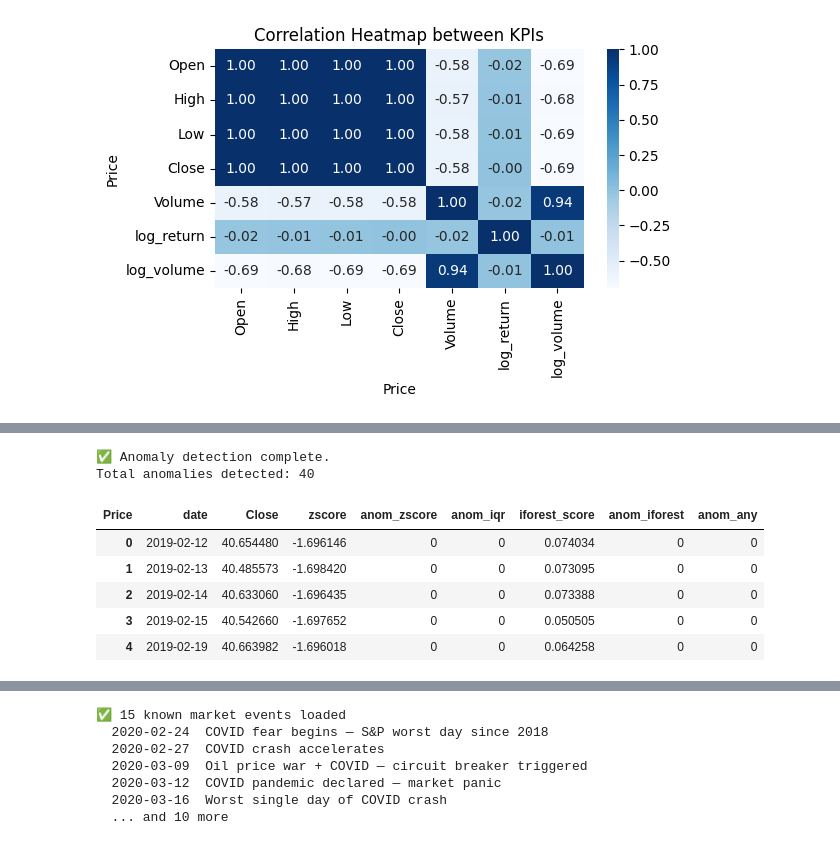
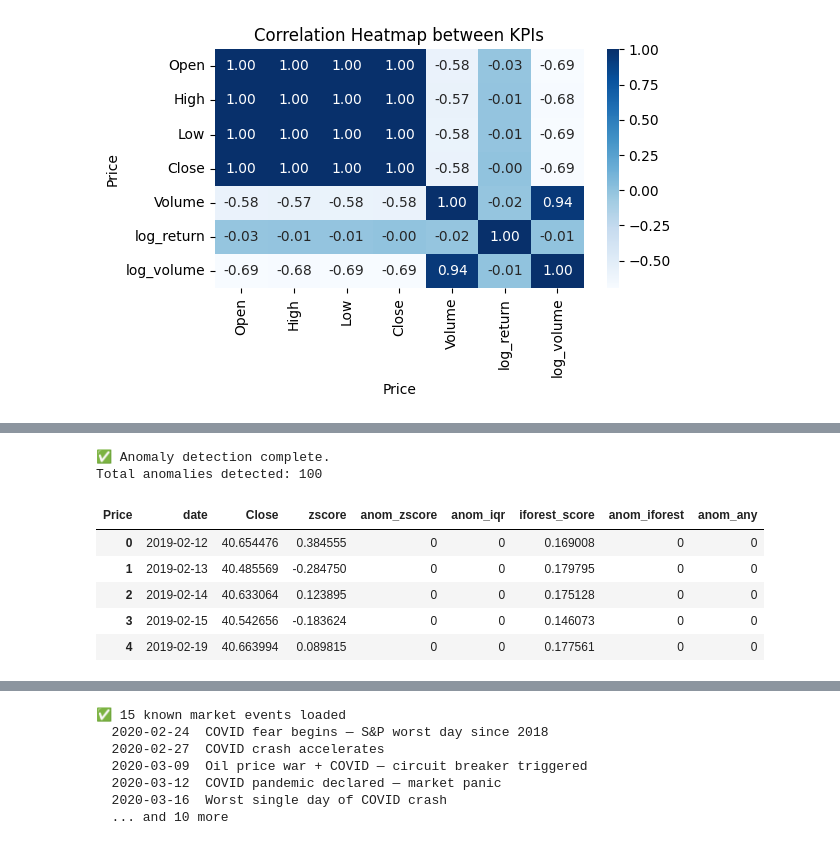
Before and after one commit to dhwanil1907/kpi-anomaly-detector, a Jupyter notebook: notebook/kpi.ipynb, the cells around one changed output, grey strips where cells are left out. Cells and saved outputs as stored; diff of their text form; code cells hidden in the pictures.

```diff
--- a/notebook/kpi.ipynb
+++ b/notebook/kpi.ipynb
@@ -261,53 +261,47 @@ Shape: (1955, 17)
 # =========================================================
 
 # --- Feature columns for ML models ---
-_base_feat = [
-    TARGET,
-    f"{TARGET}_lag_7", f"{TARGET}_lag_28",
-    f"{TARGET}_rollmean_7", f"{TARGET}_rollstd_7",
-    f"{TARGET}_pct_change_1", f"{TARGET}_pct_change_7",
-    "log_return", "log_volume",
-    "dow", "month", "is_weekend",
-]
-# Include Volume if available (captures unusual trading activity)
-feature_cols = [c for c in _base_feat + ["Volume"] if c in df_feat.columns]
+# Stationary inputs only (returns/changes, not price levels), per the ADF result above
+feature_cols = feature_columns(df_feat, TARGET)
 
 X = df_feat[feature_cols].fillna(0).to_numpy()
 
 # --- Isolation Forest ---
 iforest = IsolationForest(
     n_estimators=CFG["models"]["ml"]["n_estimators"],
     contamination=CFG["models"]["ml"]["contamination"],
     random_state=CFG["models"]["ml"]["random_state"]
 )
 iforest.fit(X)
 decision_scores = iforest.decision_function(X)
 anomaly_flags   = (iforest.predict(X) == -1).astype(int)
 
 # --- Combine all results ---
-z, zmask = zscore_flags(df_feat[TARGET], 3.0)
-imask, _ = iqr_flags(df_feat[TARGET], 1.5)
+# Statistical baselines on 1-day % change: raw price trends, so z-score/IQR on levels flag nothing
+stat_series = df_feat[f"{TARGET}_pct_change_1"]
+z, zmask = zscore_flags(stat_series, 3.0)
+imask, _ = iqr_flags(stat_series, 1.5)
 
 df_det = df_feat[["date", TARGET]].copy()
 df_det["zscore"]        = z
 df_det["anom_zscore"]   = zmask.astype(int)
 df_det["anom_iqr"]      = imask.astype(int)
 df_det["iforest_score"] = decision_scores
 df_det["anom_iforest"]  = anomaly_flags
 df_det["anom_any"]      = df_det[["anom_zscore", "anom_iqr", "anom_iforest"]].max(axis=1)
 
 print("✅ Anomaly detection complete.")
 print("Total anomalies detected:", int(df_det["anom_any"].sum()))
 display(df_det.head())
 # %% [output]
 ✅ Anomaly detection complete.
-Total anomalies detected: 40
+Total anomalies detected: 100
 | Price | date | Close | zscore | anom_zscore | anom_iqr | iforest_score | anom_iforest | anom_any |
-| 0 | 2019-02-12 | 40.654480 | -1.696146 | 0 | 0 | 0.074034 | 0 | 0 |
-| 1 | 2019-02-13 | 40.485573 | -1.698420 | 0 | 0 | 0.073095 | 0 | 0 |
-| 2 | 2019-02-14 | 40.633060 | -1.696435 | 0 | 0 | 0.073388 | 0 | 0 |
-| 3 | 2019-02-15 | 40.542660 | -1.697652 | 0 | 0 | 0.050505 | 0 | 0 |
-| 4 | 2019-02-19 | 40.663982 | -1.696018 | 0 | 0 | 0.064258 | 0 | 0 |
+| 0 | 2019-02-12 | 40.654476 | 0.384555 | 0 | 0 | 0.169008 | 0 | 0 |
+| 1 | 2019-02-13 | 40.485569 | -0.284750 | 0 | 0 | 0.179795 | 0 | 0 |
+| 2 | 2019-02-14 | 40.633064 | 0.123895 | 0 | 0 | 0.175128 | 0 | 0 |
+| 3 | 2019-02-15 | 40.542656 | -0.183624 | 0 | 0 | 0.146073 | 0 | 0 |
+| 4 | 2019-02-19 | 40.663994 | 0.089815 | 0 | 0 | 0.177561 | 0 | 0 |
 # %%
 # =========================================================
 # Visualize Anomalies on the Time Series (Plotly)
```
Also changed, not shown: parts of 13 cells of this notebook, 6 other files.
